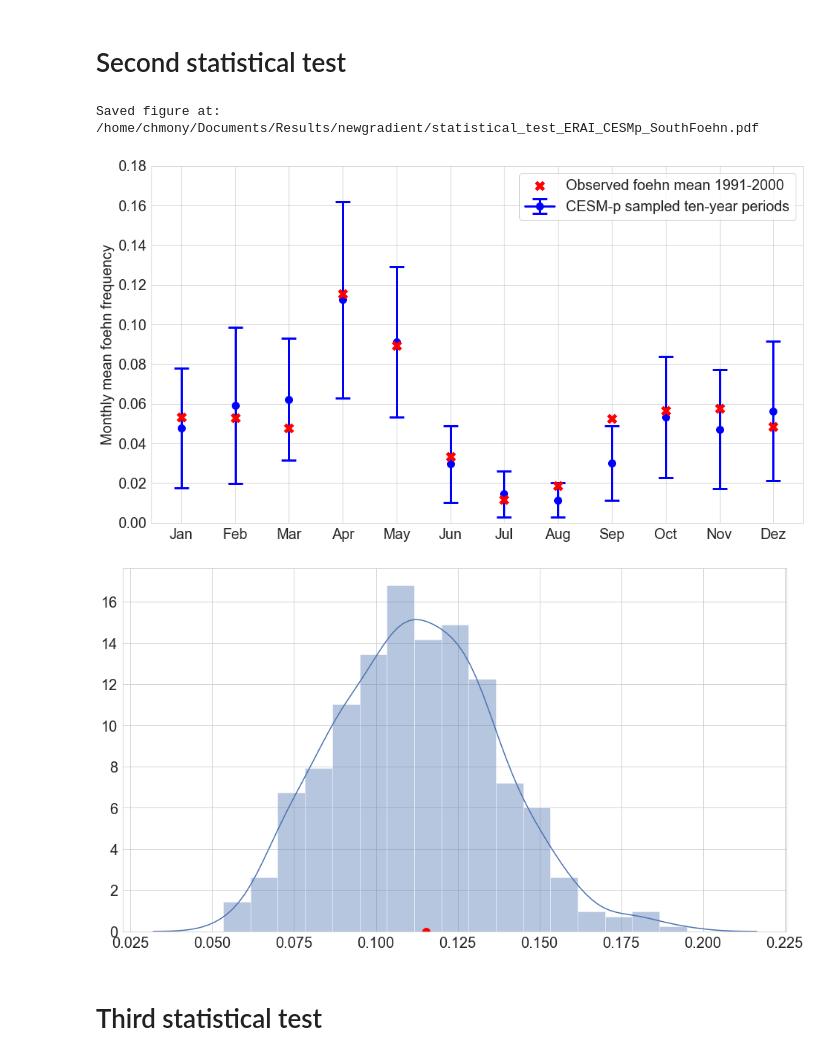
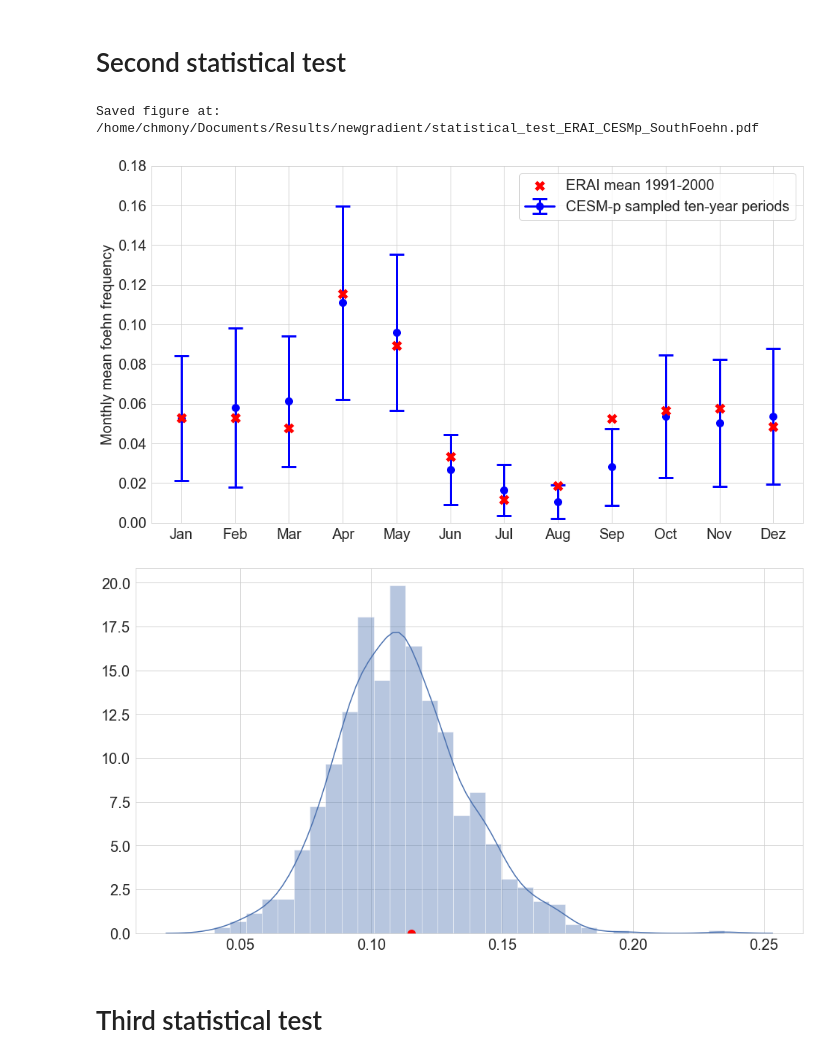
Before and after one commit to ch-mon/foehn-development, a Jupyter notebook: train_model_on_ERAI_and_predict_on_CESM.ipynb, the cells around one changed output. Drawn from its saved outputs; the diff is of its cells as text; code cells hidden in the pictures.

```diff
--- a/train_model_on_ERAI_and_predict_on_CESM.ipynb
+++ b/train_model_on_ERAI_and_predict_on_CESM.ipynb
@@ -551,7 +551,7 @@ df_CESMf_reduced_features_scaled["ensemble"] = df_CESMf_reduced_features["ensemb
 def sigmoid(x):
     return 1 / (1 + np.exp(-x))
 
-def custom_loss(predt: np.ndarray, dtrain: xgb.DMatrix, ERA_len, CESM_len, alpha=90000):
+def custom_loss(predt: np.ndarray, dtrain: xgb.DMatrix, ERA_len, CESM_len, alpha=60000):
     y = dtrain.get_label()[:ERA_len]
 
     pred = sigmoid(predt)
@@ -822,7 +822,7 @@ for month_test in range(1, 12+1):
     plt.figure(1)
     CESM_test_distribution = []
     df_CESMp_monthly = df_monthly_mean_testset.loc[(df_monthly_mean_testset["dataset"]=="CESMp") & (df_monthly_mean_testset["month"]==month_test),:].reset_index()
-    for i in range(500):
+    for i in range(1000):
         CESM_test_distribution_year = []
         for year in range(1991, 2001):
             CESM_test_distribution_year.append(df_CESMp_monthly.loc[df_CESMp_monthly["year"]==year, "prediction"].sample(1))
@@ -849,37 +849,37 @@ for month_test in range(1, 12+1):
                  color="b",
                  marker="o",
                  markersize=10,
                  linewidth=3,
                  capsize=10,
                  capthick=3,
                  zorder=1)
-    plt.scatter(month_test, (df_monthly_mean_testset.loc[(df_monthly_mean_testset["dataset"]=="observed_foehn") & (df_monthly_mean_testset["month"]==month_test), "prediction"]).mean(),
+    plt.scatter(month_test, (df_monthly_mean_testset.loc[(df_monthly_mean_testset["dataset"]=="ERA") & (df_monthly_mean_testset["month"]==month_test), "prediction"]).mean(),
                 marker="x",
                 color="r",
                 s=110,
                 linewidth=5,
                 zorder=10)
 
     if month_test==4:
         plt.figure(figsize=(16,9))
         sns.distplot(CESM_test_distribution)
         plt.plot(df_monthly_mean_testset.loc[(df_monthly_mean_testset["dataset"]=="ERA") & (df_monthly_mean_testset["month"]==month_test), "prediction"].mean(),0,
                 "ro",
                 markersize=10)
 
     if month_test==1: # To make plot prettier
-        legend = ax.legend(["Observed foehn mean 1991-2000", "CESM-p sampled ten-year periods"])
+        legend = ax.legend(["ERAI mean 1991-2000", "CESM-p sampled ten-year periods"])
 
 ax.set(xticklabels=MONTH_NAMES, xticks=range(1,12+1))
 ax.set_xlabel("")
 ax.set_ylabel("Monthly mean foehn frequency")
 ax.set_ylim((0,0.18))
 
 save_figure(f"statistical_test_ERAI_CESMp_{foehn_type[location]}")
 # %% [output]
 Saved figure at: /home/chmony/Documents/Results/newgradient/statistical_test_ERAI_CESMp_SouthFoehn.pdf
-[figure, old version]
+[figure, new version]
-[figure, old version]
+[figure, new version]
 # %% [markdown]
 # Third statistical test
 # %%
```
Also changed, not shown: parts of 5 cells of this notebook, 1 other file.
